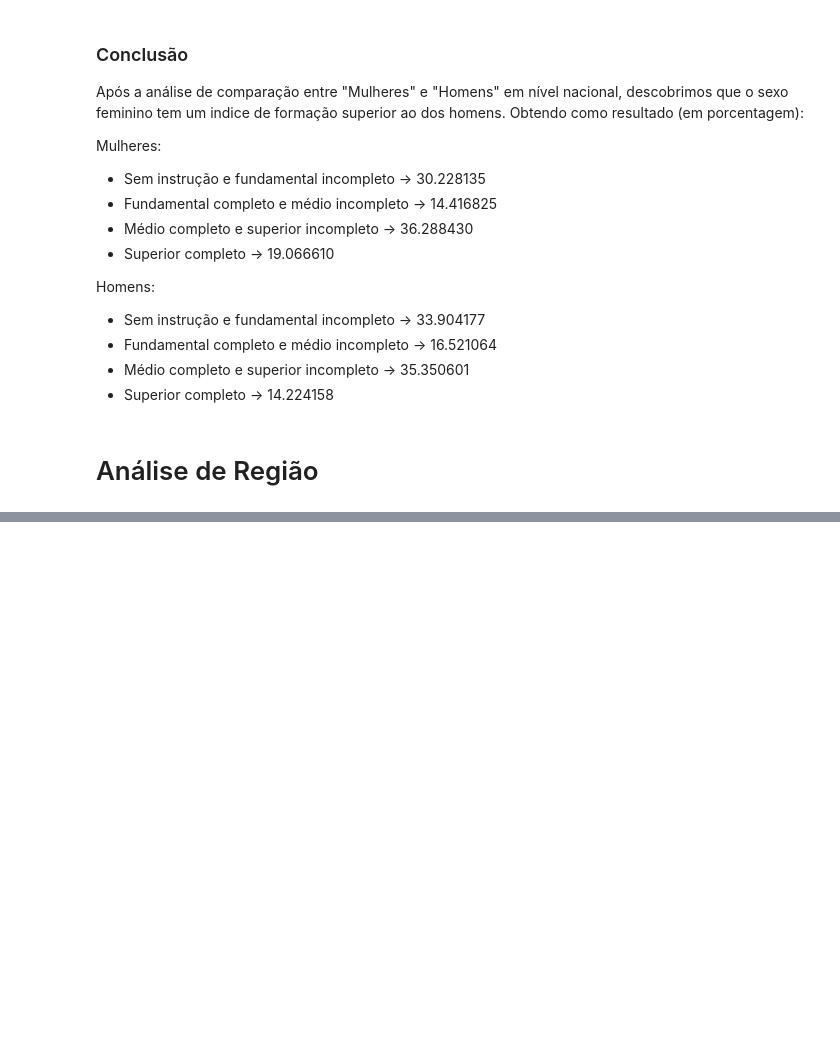
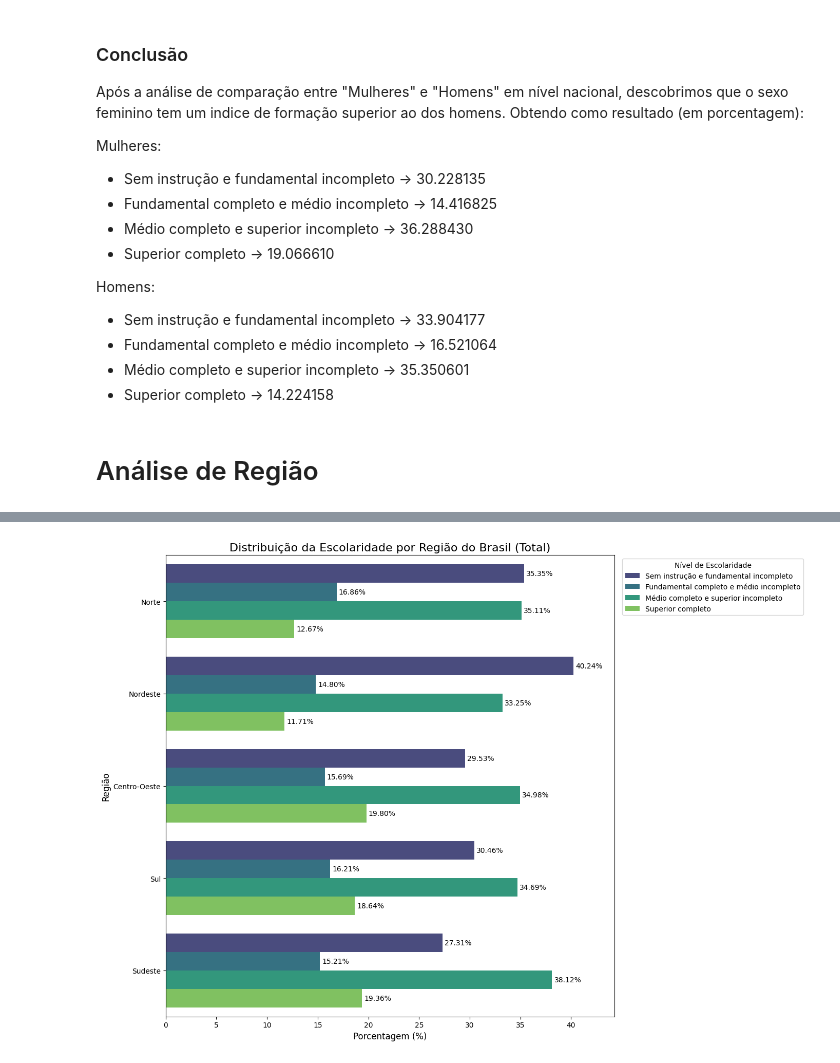
Before and after one commit to danilotavares-dev/metodos-quantitativos-analise-escolaridadeBR, a Jupyter notebook: nivel_escolaridade.ipynb, the cells around one changed output, grey strips where cells are left out. Drawn from its saved outputs; the diff is of its cells as text; code cells hidden in the pictures; blank space fills up the shorter version.

```diff
--- a/nivel_escolaridade.ipynb
+++ b/nivel_escolaridade.ipynb
@@ -125,0 +142,26 @@ regioes = ['Norte', 'Nordeste', 'Centro-Oeste', 'Sul', 'Sudeste']
+# %%
+plt.figure(figsize=(14, 10))
+
+ax = sns.barplot(
+    data=df_regioes_melt,
+    x='Porcentagem',
+    y='Região',
+    hue='Nível de Escolaridade',
+    palette='viridis'
+)
+
+for container in ax.containers:
+    ax.bar_label(container, fmt='%.2f%%', padding=3, fontsize=10)
+
+plt.title('Distribuição da Escolaridade por Região do Brasil (Total)', fontsize=16)
+plt.xlabel('Porcentagem (%)', fontsize=12)
+plt.ylabel('Região', fontsize=12)
+
+plt.legend(title='Nível de Escolaridade', bbox_to_anchor=(1.01, 1), loc='upper left')
+
+plt.margins(x=0.1)
+plt.tight_layout()
+
+plt.show()
+# %% [output]
+[figure, added]
```
Also changed, not shown: parts of 16 cells of this notebook, 4 other files.
